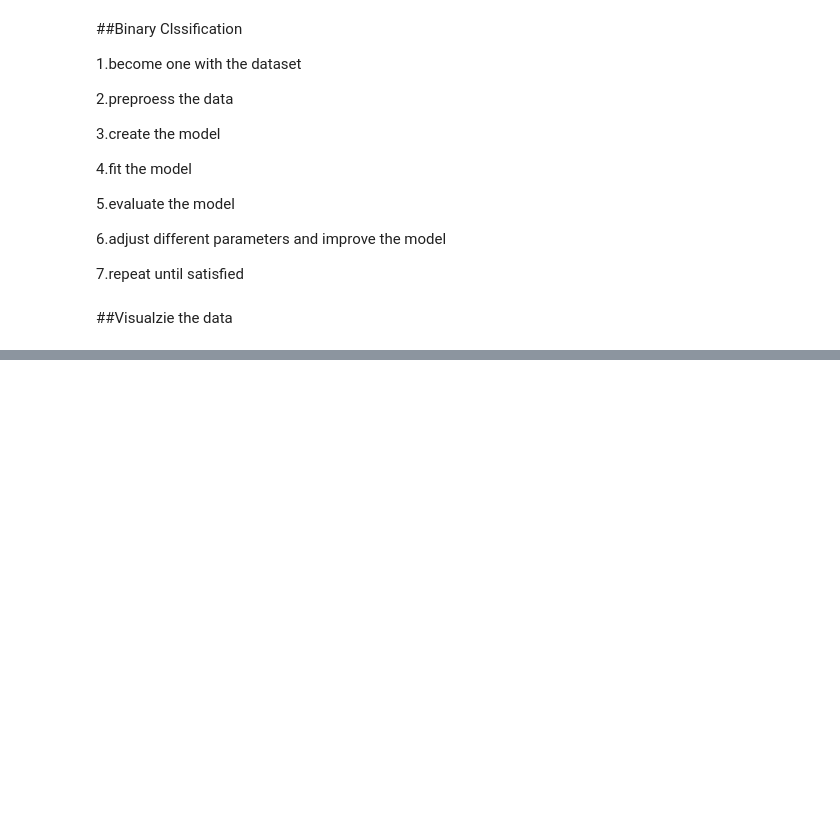
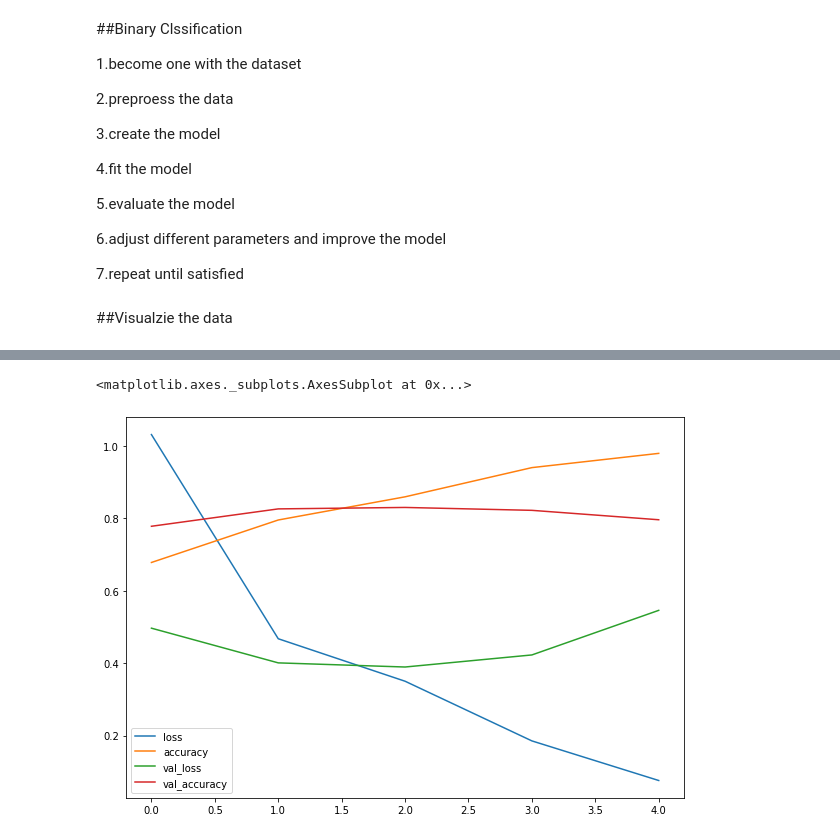
Before and after one commit to PasinduUkwatta/TensorFlow--Practise, a Jupyter notebook: 03_Introduction__to_Computer_Vision.ipynb, the cells around one changed output, grey strips where cells are left out. Saved outputs shown, nothing was run; the diff lists cells and outputs as text; code cells hidden in the pictures; blank space fills up the shorter version.

```diff
--- a/03_Introduction__to_Computer_Vision.ipynb
+++ b/03_Introduction__to_Computer_Vision.ipynb
@@ -412,0 +424,6 @@ Image shape : (512, 307, 3)
+# %%
+#create train and test data generator and rescale data
+from tensorflow.keras.preprocessing.image import ImageDataGenerator
+
+train_datagen=ImageDataGenerator(rescale=1/255.)
+test_datagen=ImageDataGenerator(rescale=1/255.)
@@ -412,0 +480,25 @@ Image shape : (512, 307, 3)
+# %%
+#make the creating a model easier
+from tensorflow.keras.optimizers import Adam
+from tensorflow.keras.layers import Dense,Flatten,Conv2D,MaxPool2D,Activation
+from tensorflow.keras import Sequential
+
+#craete the model
+model_4=Sequential([
+                     Conv2D(filters=10,#numbers od sliding windows
+                            kernel_size=3,#the size of the slidng window
+                            strides=1,#the size of the step slidng window take in image
+                            padding="valid",#use "same" if output shape same as input shape ,input and output shapes are different then use "valid"
+                            activation="relu",
+                            input_shape=(224,224,3)),
+                     Conv2D(10,3,activation="relu"),
+                     Conv2D(10,3,activation="relu"),
+                     Flatten(),
+                     Dense(1,activation="sigmoid")
+
+])
+# %%
+#compile the model
+model_4.compile(loss="binary_crossentropy",
+                optimizer=Adam(),
+                metrics=["accuracy"])
@@ -412,0 +531,7 @@ Image shape : (512, 307, 3)
+# %%
+#fit the model
+history_4 =model_4.fit(train_data,
+                       epochs=5,
+                       steps_per_epoch=len(train_data),
+                       validation_data=test_data,
+                       validation_steps=len(test_data))
@@ -412,0 +549,7 @@ Image shape : (512, 307, 3)
+# %%
+##Evaluate the model
+import pandas as pd
+pd.DataFrame(history_4.history).plot(figsize=(10,7))
+# %% [output]
+<matplotlib.axes._subplots.AxesSubplot at 0x...>
+[figure, added]
```
Also changed, not shown: parts of 109 cells of this notebook.
